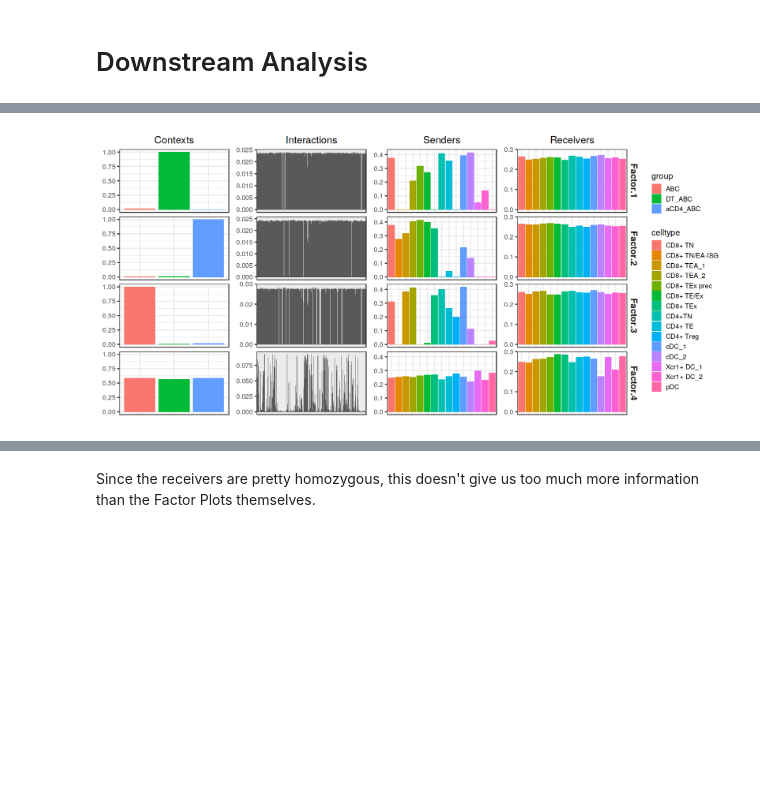
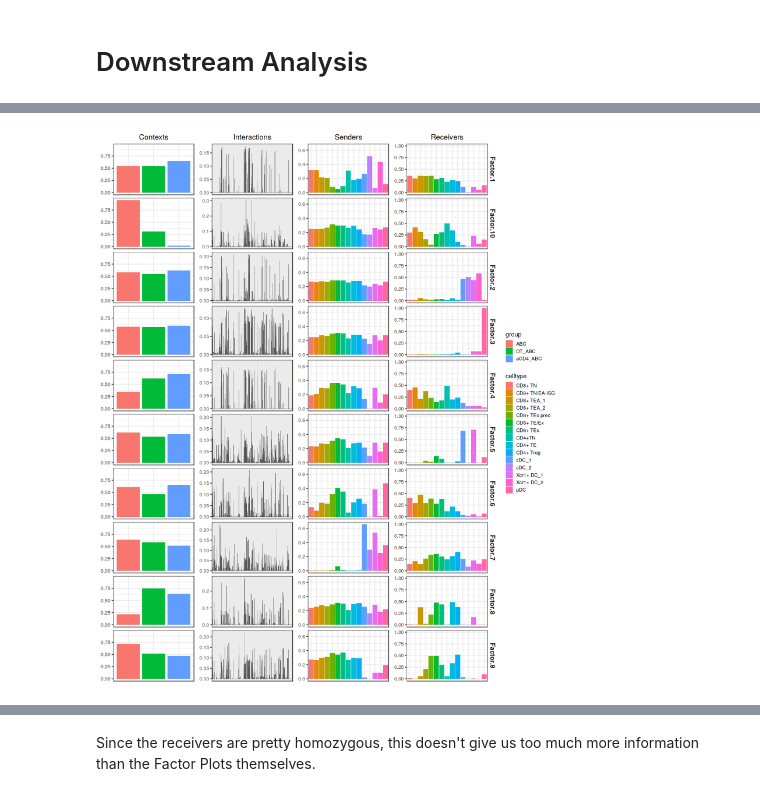
Before and after one commit to hmbaghdassarian/norcross_abc, a Jupyter notebook: notebooks/05_CCC_analysis.ipynb, the cells around one changed output, grey strips where cells are left out. Drawn from its saved outputs; the diff is of its cells as text; code cells hidden in the pictures; blank space fills up the shorter version.

```diff
--- a/notebooks/05_CCC_analysis.ipynb
+++ b/notebooks/05_CCC_analysis.ipynb
@@ -110,12 +128,15 @@ sapply(abc.ccc.sce@metadata$liana_res, function(x) dim(x[x$specificity_rank > fi
 # %%
 # abc.ccc.sce@metadata$liana_res<-lapply(abc.ccc.sce@metadata$liana_res,
-#                                function(x) x[x$specificity_rank > filter_thresh, ])
-if (filter_specificity){
+#                                function(x) x[x$specificity_rank <= params$filter_thresh, ])
+if (params$filter_specificity){
     liana_res<-list()
     for (sample.name in names(abc.ccc.sce@metadata$liana_res)){
         x<-abc.ccc.sce@metadata$liana_res[[sample.name]]
-        #x<-[x$specificity_rank > filter_thresh, ] # eliminate those under threshold
-        x[x$specificity_rank > filter_thresh, 'magnitude_rank']<-max(x$magnitude_rank) # replace with "lowest" value (max because magnitude rank orders lower values as higher importance)
+        if (params$filter_specificity_how == 'exclude'){
+            x<-x[x$specificity_rank <= params$filter_thresh, ] # eliminate those under threshold
+        }else if (params$filter_specificity_how == 'fill'){
+            x[x$specificity_rank > params$filter_thresh, 'magnitude_rank']<-max(x$magnitude_rank) # replace with "lowest" value (max because magnitude rank orders lower values as higher importance)
+        }
         abc.ccc.sce@metadata$liana_res[[sample.name]]<-x
     }
 }
@@ -140,6 +161,11 @@ Inverting `magnitude_rank`!
 Inverting `magnitude_rank`!
 # %%
 score_col = 'magnitude_rank'
-min.score<-min(sapply(abc.ccc.sce@metadata$liana_res, function(x) min(x[[score_col]])))
-min.score
+
+if (params$lr_fill_by == 'min'){
+    lr.fill.value<-min(sapply(abc.ccc.sce@metadata$liana_res, function(x) min(x[[score_col]])))
+}else if (is.numeric(params$lr_fill_by)){
+    lr.fill.value<-params$lr_fill_by
+}
+lr.fill.value
 # %% [output]
@@ -149,8 +175,8 @@ min.score
 tensor <- liana::liana_tensor_c2c(sce = abc.ccc.sce,
                                   context_df_dict = NULL,
                                   score_col = 'magnitude_rank',
-                                  how = 'outer',
-                                  lr_fill = min.score,
+                                  how = params$how,
+                                  lr_fill = lr.fill.value,
                                   cell_fill = 0,
                                   context_order = levels(abc.ccc.sce@colData$orig.ident),
                                   sort_elements = TRUE,
@@ -228,14 +254,18 @@ error_average %>%
 # %%
 # addapt from liana
-plot_c2c_overview <- function(sce, group_col, sample_col){
+plot_c2c_overview <- function(sce, group_col, sample_col, factors.of.interest=NULL){
 
     factors <- get_c2c_factors(sce, group_col, sample_col)
+    if (is.null(factors.of.interest)){
+        factors.of.interest<-names(which(sapply(names(factors$contexts), function(x) startsWith(x, 'Factor.'))))
+    }
 
     # Contexts
     contexts <- factors$contexts %>%
         pivot_longer(cols = -c("context", group_col),
                      names_to = "factor", values_to = "loadings"
         ) %>%
+        filter(factor %in% factors.of.interest) %>%
         ggplot(aes(x=context, y=loadings, fill=.data[[group_col]])) +
         geom_bar(stat="identity") +
         facet_grid(factor ~ .) +
@@ -251,6 +281,7 @@ plot_c2c_overview <- function(sce, group_col, sample_col){
     # lr
     lr <- factors$interactions %>%
         pivot_longer(-lr, names_to = "factor", values_to = "loadings") %>%
+        filter(factor %in% factors.of.interest) %>%
         ggplot(aes(x=lr, y=loadings)) +
         geom_bar(stat="identity") +
         facet_grid(factor ~ ., scales = "free_y") +
@@ -270,6 +301,7 @@ plot_c2c_overview <- function(sce, group_col, sample_col){
         pivot_longer(cols = -celltype,
                      names_to = "factor", values_to = "loadings"
         ) %>%
+        filter(factor %in% factors.of.interest) %>%
         ggplot(aes(x=celltype, y=loadings,
                    fill=celltype)) +
         geom_bar(stat="identity") +
@@ -289,6 +321,7 @@ plot_c2c_overview <- function(sce, group_col, sample_col){
         pivot_longer(cols = -celltype,
                      names_to = "factor", values_to = "loadings"
         ) %>%
+        filter(factor %in% factors.of.interest) %>%
         ggplot(aes(x=celltype, y=loadings,
                    fill=celltype)) +
         geom_bar(stat="identity") +
@@ -316,11 +349,11 @@ plot_c2c_overview <- function(sce, group_col, sample_col){
     grid::grid.draw(overview)
 }
 # %%
-h_ = 7
+h_ = 18
 w_ = 15
 options(repr.plot.height=h_, repr.plot.width=w_)
 
 plot_c2c_overview(sce = abc.ccc.sce, group_col = 'group', sample_col = 'orig.ident')
 # %% [output]
-[figure, old version]
+[figure, new version]
 # %% [markdown]
```
Also changed, not shown: parts of 33 cells of this notebook.
